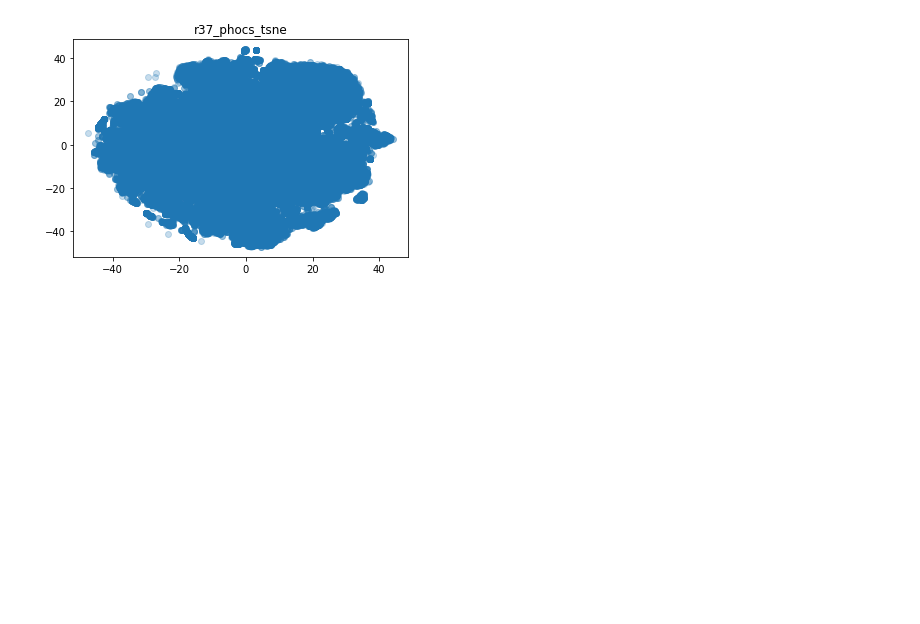
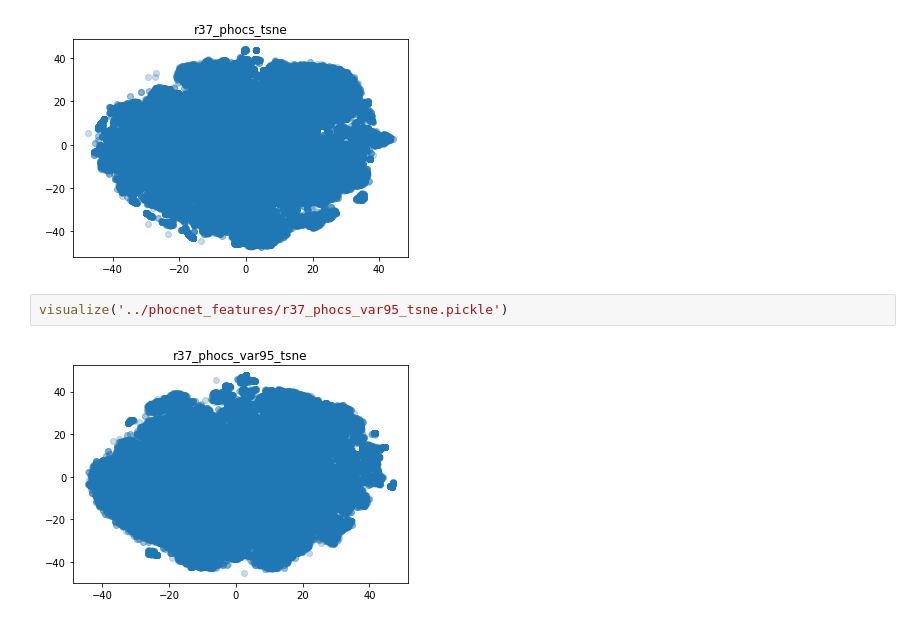
Before and after one commit to ColoredInsaneAsylums/PrivacySensitiveTranscription, a Jupyter notebook: image_processing/visualization/r37.ipynb, the cells around one changed output. Cells and saved outputs as stored; diff of their text form; blank space fills up the shorter version.

```diff
--- a/image_processing/visualization/r37.ipynb
+++ b/image_processing/visualization/r37.ipynb
@@ -37,3 +43,7 @@ visualize('../phocnet_features/r37_features_ncomps50_tsne.pickle')
 visualize('../phocnet_features/r37_phocs_tsne.pickle')
 # %% [output]
 [figure]
+# %%
+visualize('../phocnet_features/r37_phocs_var95_tsne.pickle')
+# %% [output]
+[figure, added]
```
Also changed, not shown: parts of 3 cells of this notebook, 1 other file.
